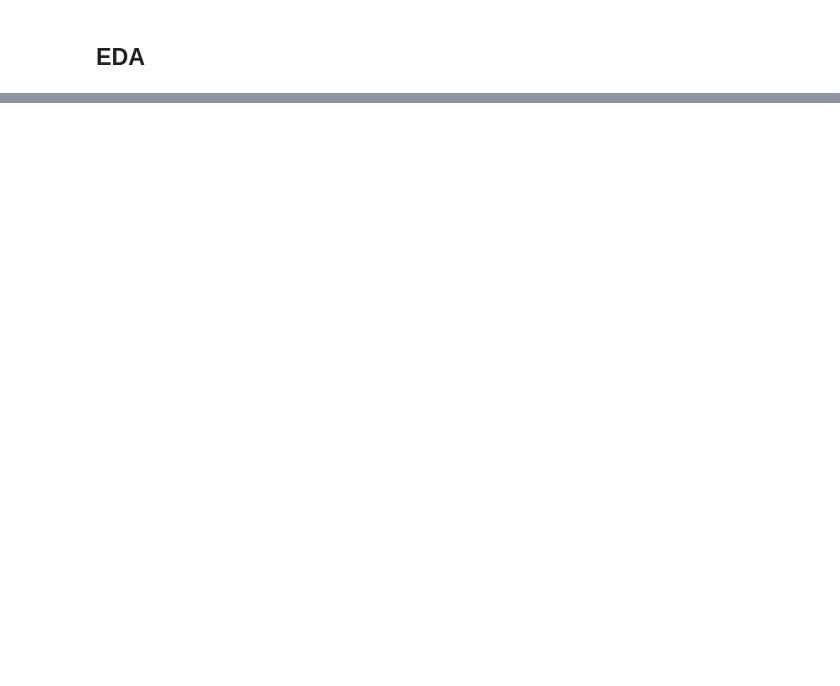
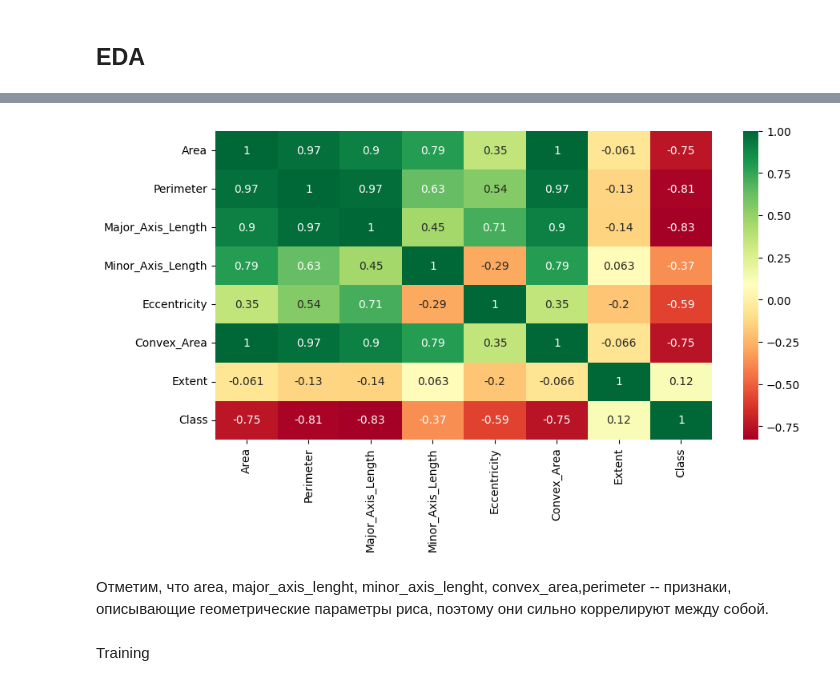
Before and after one commit to sabahoth01/Machine-learning-tasks, a Jupyter notebook: task3.ipynb, the cells around one changed output, grey strips where cells are left out. Drawn from its saved outputs; the diff is of its cells as text; code cells hidden in the pictures; blank space fills up the shorter version.

```diff
--- a/task3.ipynb
+++ b/task3.ipynb
@@ -615,0 +590,6 @@ NameError: name 'cleaned_data' is not defined
+# %%
+data['Class'] = data['Class'].map({'Cammeo': 0, 'Osmancik': 1})
+
+data.to_csv('/content/cleaned.csv', index=False, sep=',', encoding='utf-8')
+df = pd.read_csv('/content/cleaned.csv')
+df
@@ -616 +610,12 @@ NameError: name 'cleaned_data' is not defined
+# %%
+sns.heatmap(df.corr(), annot=True, cmap='RdYlGn')
+fig = plt.gcf()
+fig.set_size_inches(10, 5)
+plt.show()
+# %% [output]
+[figure, added]
+# %% [markdown]
+Отметим, что area, major_axis_lenght, minor_axis_lenght, convex_area,perimeter -- признаки, описывающие геометрические параметры риса, поэтому они сильно коррелируют между собой.
+# %% [markdown]
+Training
 # %%
```
Also changed, not shown: parts of 42 cells of this notebook.
